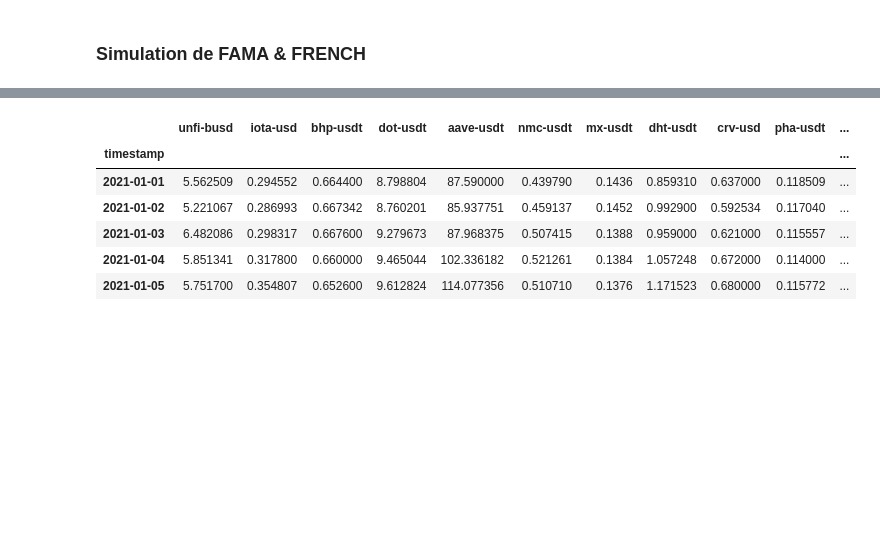
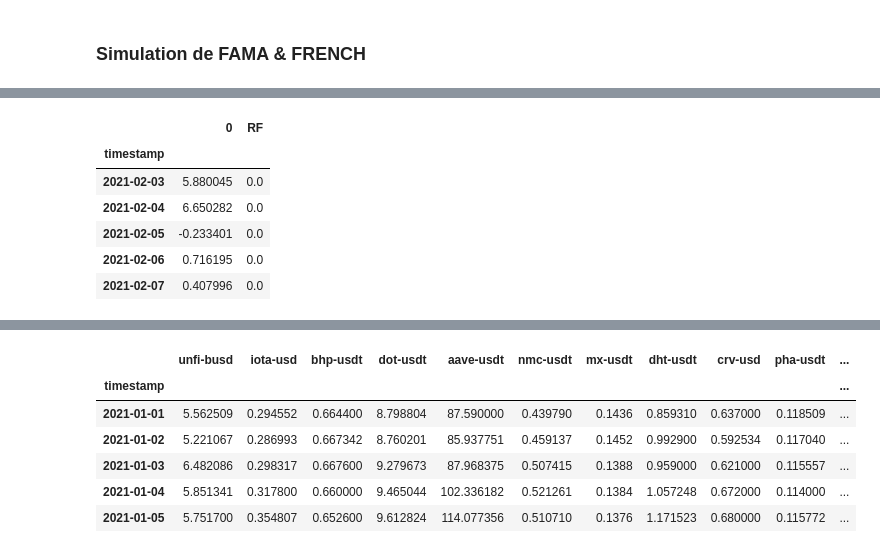
Before and after one commit to meretaensimag/momentum_strategie, a Jupyter notebook: new_noteboot.ipynb, the cells around one changed output, grey strips where cells are left out. Drawn from its saved outputs; the diff is of its cells as text; code cells hidden in the pictures; blank space fills up the shorter version.

```diff
--- a/new_noteboot.ipynb
+++ b/new_noteboot.ipynb
@@ -350,0 +377,18 @@ X=fm_portfolios[['HML', 'SMB','Mkt-RF']]
+# %%
+rf_df_1_9 = pd.DataFrame({'timestamp': all_dates}).merge(data_factors[['timestamp', 'RF']], on='timestamp', how='left')
+rf_df_1_9['RF'].fillna(method='ffill', inplace=True)
+rf_df_1_9['RF'] = rf_df_1_9['RF'].str.replace(',', '.').astype(float)
+
+merged_df_1_9 = portfolio_1_9_daily_returns.merge(rf_df_1_9, left_index=True, right_on='timestamp', how='left').set_index('timestamp')
+merged_df_1_9 = merged_df_1_9.loc[rebalancing_dates[0]:]
+merged_df_1_9 = merged_df_1_9.iloc[2:]
+merged_df_1_9[0] = merged_df_1_9[0] - merged_df_1_9['RF']
+merged_df_1_9.head()
+# %% [output]
+|  | 0 | RF |
+| timestamp |  |  |
+| 2021-02-03 | 5.880045 | 0.0 |
+| 2021-02-04 | 6.650282 | 0.0 |
+| 2021-02-05 | -0.233401 | 0.0 |
+| 2021-02-06 | 0.716195 | 0.0 |
+| 2021-02-07 | 0.407996 | 0.0 |
```
Also changed, not shown: parts of 10 cells of this notebook.
